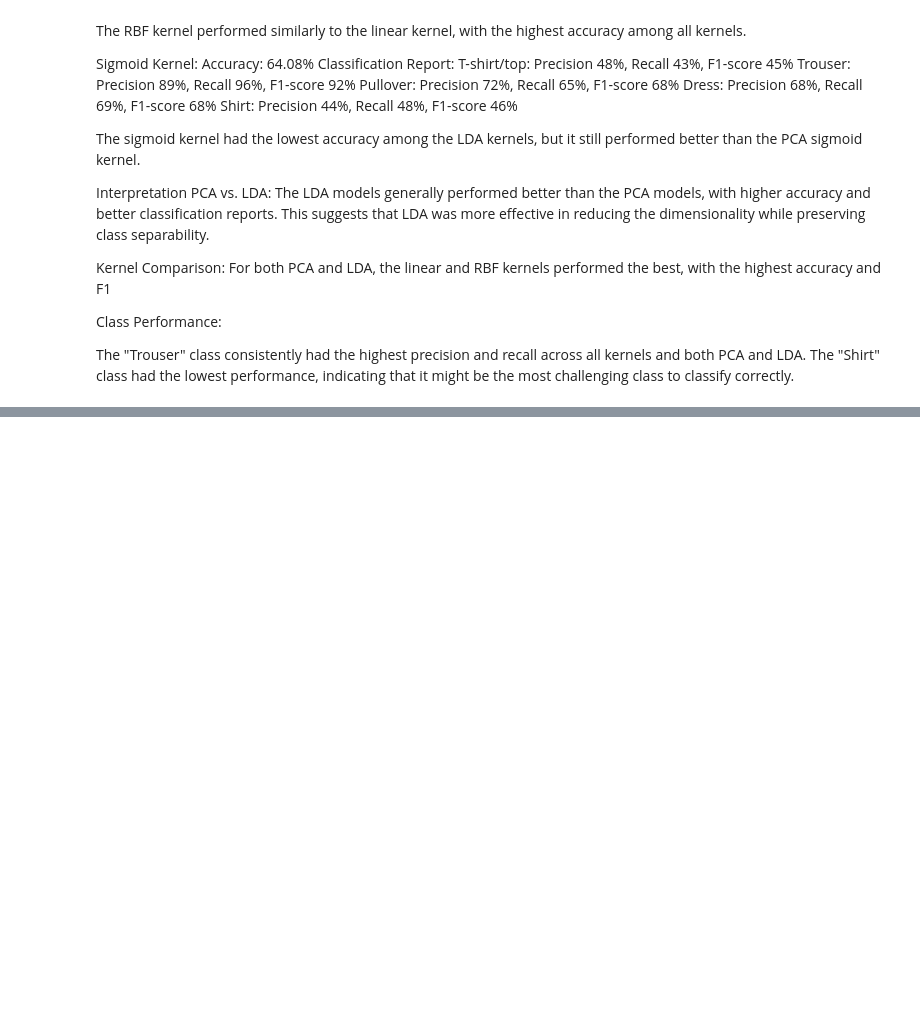
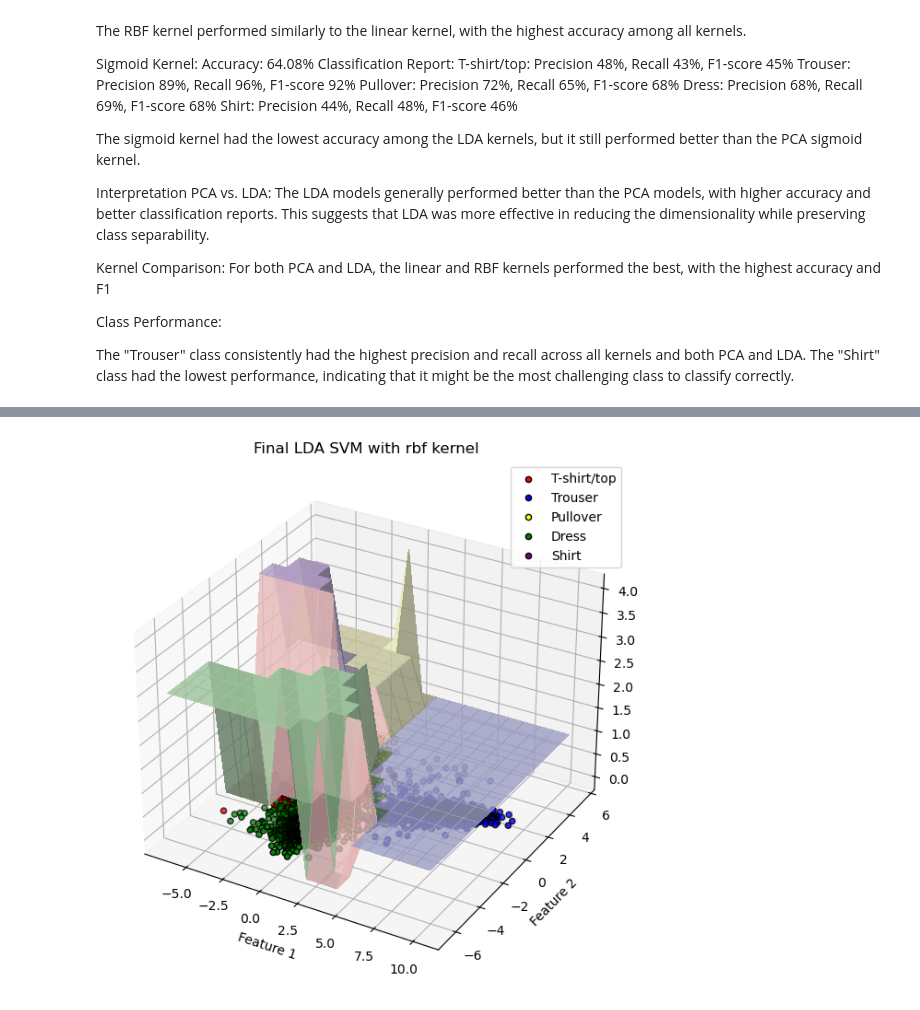
Before and after one commit to EDBM/Classifying_Clothing_Types_ML2024, a Jupyter notebook: Optional - Support Vector Machines.ipynb, the cells around one changed output, grey strips where cells are left out. Cells and saved outputs as stored; diff of their text form; code cells hidden in the pictures; blank space fills up the shorter version.

```diff
--- a/Optional - Support Vector Machines.ipynb
+++ b/Optional - Support Vector Machines.ipynb
@@ -363,0 +418,11 @@ The "Trouser" class consistently had the highest precision and recall across all
+# %%
+final_svm = SVC(kernel='rbf')
+final_svm.fit(train_data_lda, train_labels)
+
+# Predict and evaluate on test data
+final_predictions = final_svm.predict(test_data_lda)
+final_accuracy = accuracy_score(test_labels, final_predictions)
+final_report = classification_report(test_labels, final_predictions, target_names=[label_names[i] for i in range(len(label_names))])
+
+print(f"Final Model Accuracy: {final_accuracy}")
+print(f"Final Model Classification Report:\n{final_report}")
@@ -363,0 +443,6 @@ The "Trouser" class consistently had the highest precision and recall across all
+# %%
+# Visualize the final model using the LDA visualization function
+svms_final = {'rbf': final_svm}
+visualize_svm_lda(svms_final, train_data_lda[:, :3], train_labels, "Final LDA SVM")
+# %% [output]
+[figure, added]
```
Also changed, not shown: parts of 5 cells of this notebook.
